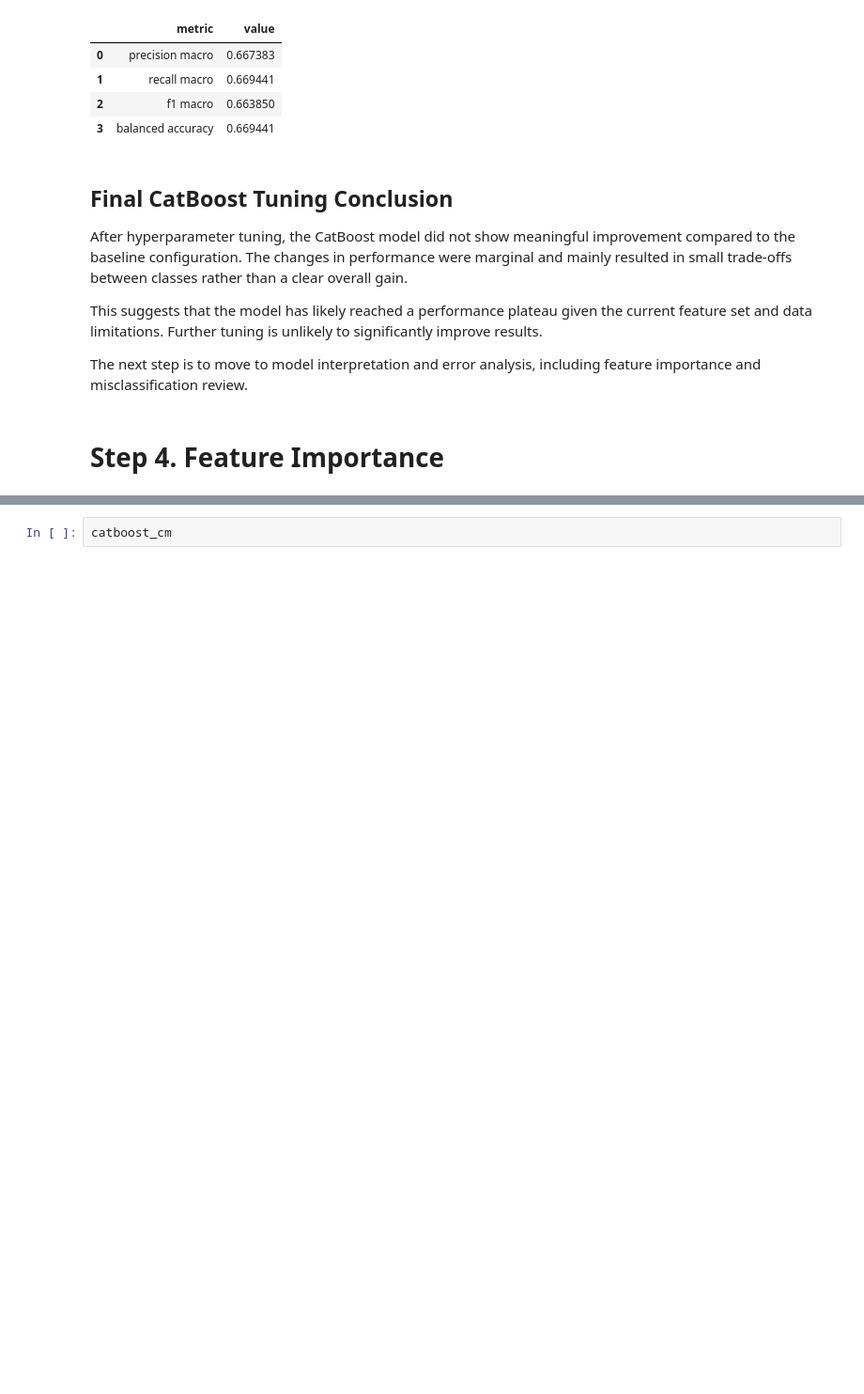
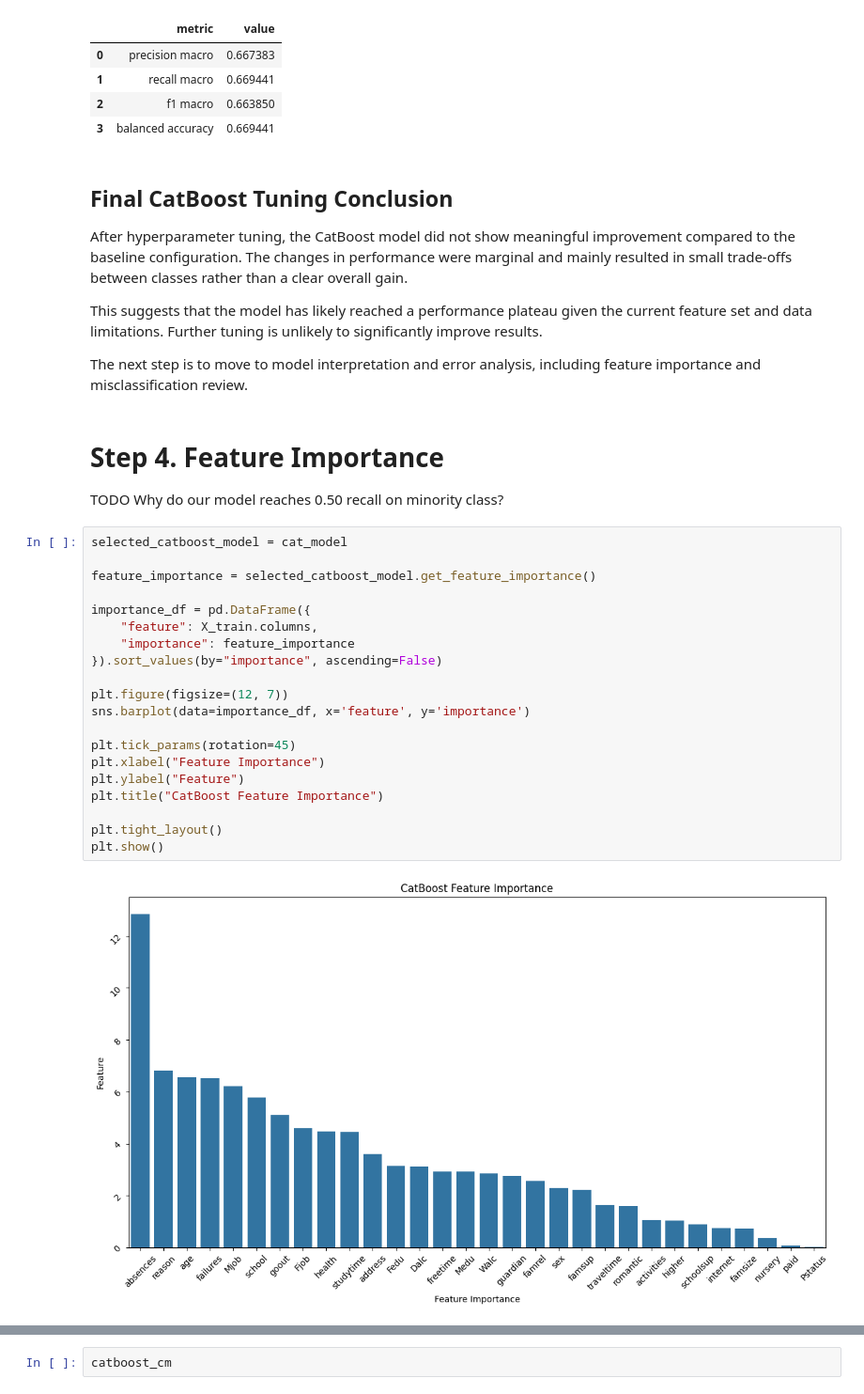
Before and after one commit to Car1LL/Student-Performance-Prediction, a Jupyter notebook: notebooks/02_Modeling.ipynb, the cells around one changed output, grey strips where cells are left out. Shown at 94% size. Saved outputs shown, nothing was run; the diff lists cells and outputs as text; blank space fills up the shorter version.

Commit message:
CatBoost experiments

```diff
--- a/notebooks/02_Modeling.ipynb
+++ b/notebooks/02_Modeling.ipynb
@@ -755,3 +755,28 @@ This suggests that the model has likely reached a performance plateau given the
 The next step is to move to model interpretation and error analysis, including feature importance and misclassification review.
 # %% [markdown]
 # Step 4. Feature Importance
+
+TODO
+Why do our model reaches 0.50 recall on minority class?
+# %%
+selected_catboost_model = cat_model
+
+feature_importance = selected_catboost_model.get_feature_importance()
+
+importance_df = pd.DataFrame({
+    "feature": X_train.columns,
+    "importance": feature_importance
+}).sort_values(by="importance", ascending=False)
+
+plt.figure(figsize=(12, 7))
+sns.barplot(data=importance_df, x='feature', y='importance')
+
+plt.tick_params(rotation=45)
+plt.xlabel("Feature Importance")
+plt.ylabel("Feature")
+plt.title("CatBoost Feature Importance")
+
+plt.tight_layout()
+plt.show()
+# %% [output]
+[figure, added]
```
Also changed, not shown: parts of 7 cells of this notebook.
